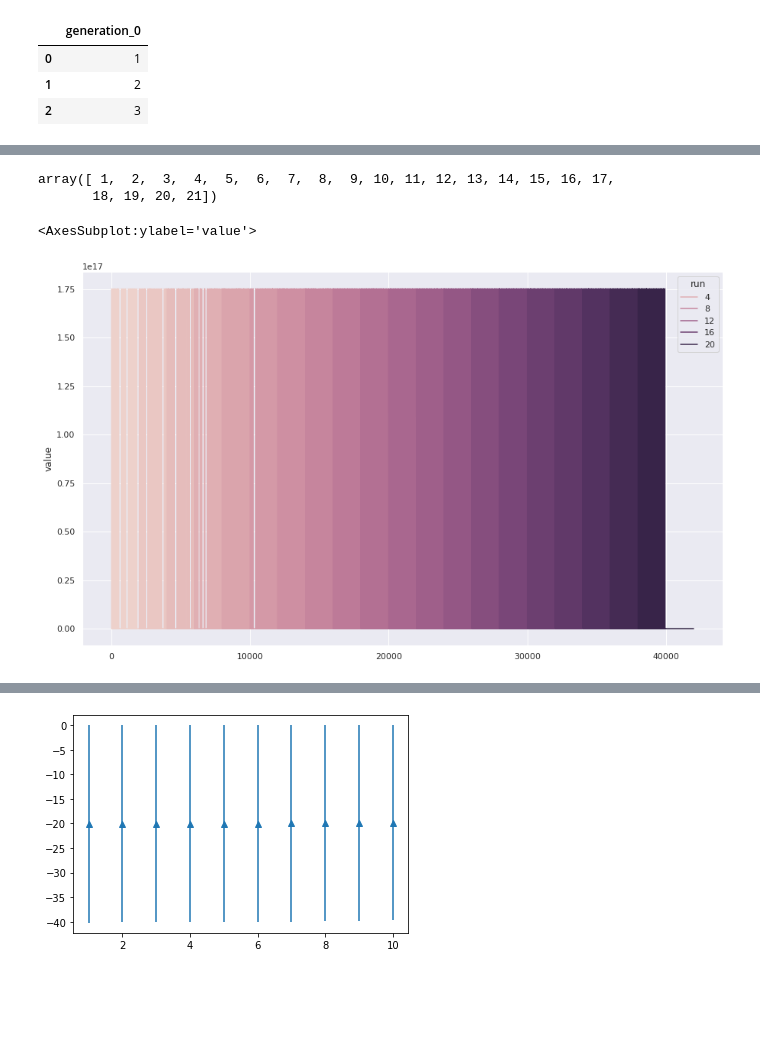
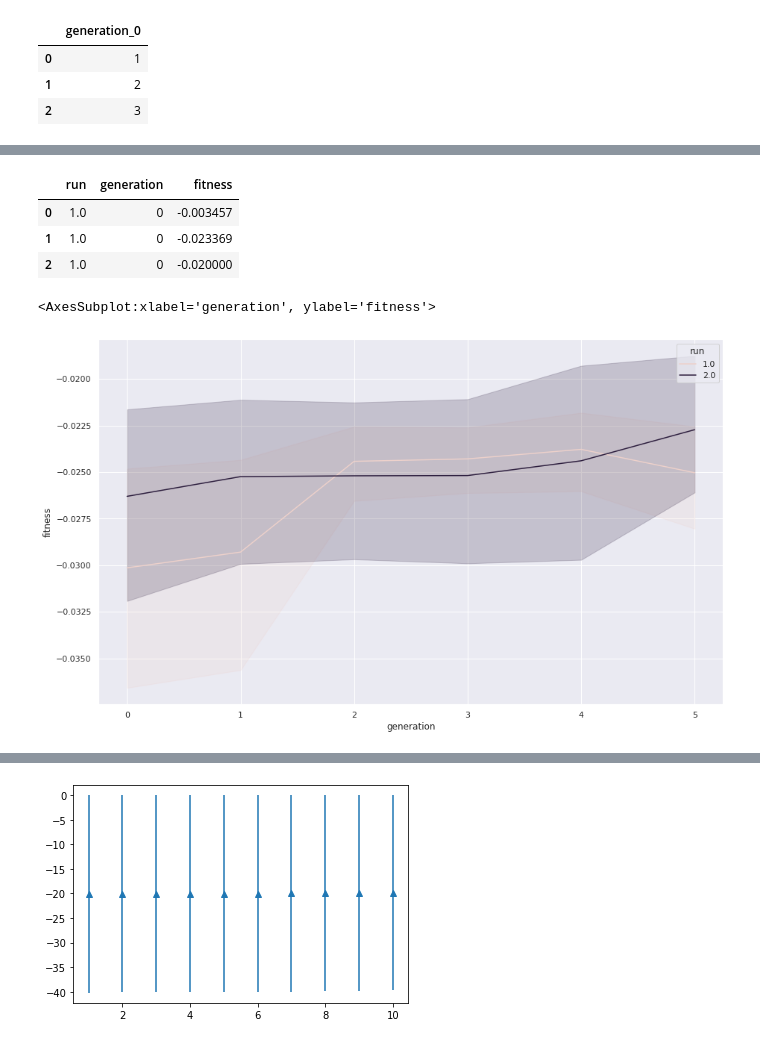
Before and after one commit to ju2ez/revolve-energize, a Jupyter notebook: experiments/EC_students/evaluate_results.ipynb, the cells around one changed output, grey strips where cells are left out. Drawn from its saved outputs; the diff is of its cells as text; code cells hidden in the pictures; blank space fills up the shorter version.

Commit message:
now the notebook can print proper plots across multiple runs

```diff
--- a/experiments/EC_students/evaluate_results.ipynb
+++ b/experiments/EC_students/evaluate_results.ipynb
@@ -20,8 +22,8 @@ os.chdir(experiment_folder)
 # %%
 #set hyperparameters
-num_generations = 20
-population_size = 20
-num_runs = 20
+num_generations = 6
+population_size = 100
+num_runs = 2
 # %%
 df = pd.DataFrame()
 generation_identifiers = {}
@@ -64,7 +66,7 @@ for _run in runs:
     run_df = runs[_run]
     _fitness_df = cp.deepcopy(run_df.T)
     for gen in run_df.T:
-        for index in range(len(run_df)):
+        for index in range(len(run_df.T)):
             individual = int((_fitness_df[gen][int(index)]))
             fitness_value = fitness_values[str(_run)].T[(individual)]['Distance to Target']
             _fitness_df[gen][index] = fitness_value
@@ -163,5 +155,5 @@ sns.lineplot(data=result_df)
 # %%
 formated_fitness_df = cp.deepcopy(fitness_df)
-
-formated_fitness_df = formated_fitness_df.set_axis([i for i in range(1, len(result_df)+1)], axis=1)
-formated_fitness_df.index.name = 'generations'
+formated_fitness_df.set_axis([i for i in range(len(fitness_df.T))], axis=1, inplace=True)
+formated_fitness_df.rename(columns={len(fitness_df.T)-1 : 'run'}, inplace=True)
+formated_fitness_df
@@ -170,10 +174,14 @@ melted_fitness = formated_fitness_df.melt(var_name='run')
-# %%
-melted_fitness['run'].unique()
-# %% [output]
-array([ 1,  2,  3,  4,  5,  6,  7,  8,  9, 10, 11, 12, 13, 14, 15, 16, 17,
-       18, 19, 20, 21])
+# %%
+melted_formated_fitness = formated_fitness_df.melt(id_vars='run')
+melted_formated_fitness.rename(columns={'variable':'generation', 'value':'fitness'}, inplace=True)
+melted_formated_fitness.head(3)
+# %% [output]
+|  | run | generation | fitness |
+| 0 | 1.0 | 0 | -0.003457 |
+| 1 | 1.0 | 0 | -0.023369 |
+| 2 | 1.0 | 0 | -0.020000 |
 # %%
-sns.lineplot(data=melted_fitness, x=[i for i in range(0, len(melted_fitness))], hue='run', y='value')
+sns.lineplot(data=melted_formated_fitness, x='generation', hue='run', y='fitness')
 # %% [output]
-<AxesSubplot:ylabel='value'>
+<AxesSubplot:xlabel='generation', ylabel='fitness'>
-[figure, old version]
+[figure, new version]
```
Also changed, not shown: parts of 11 cells of this notebook, 4 other files.
